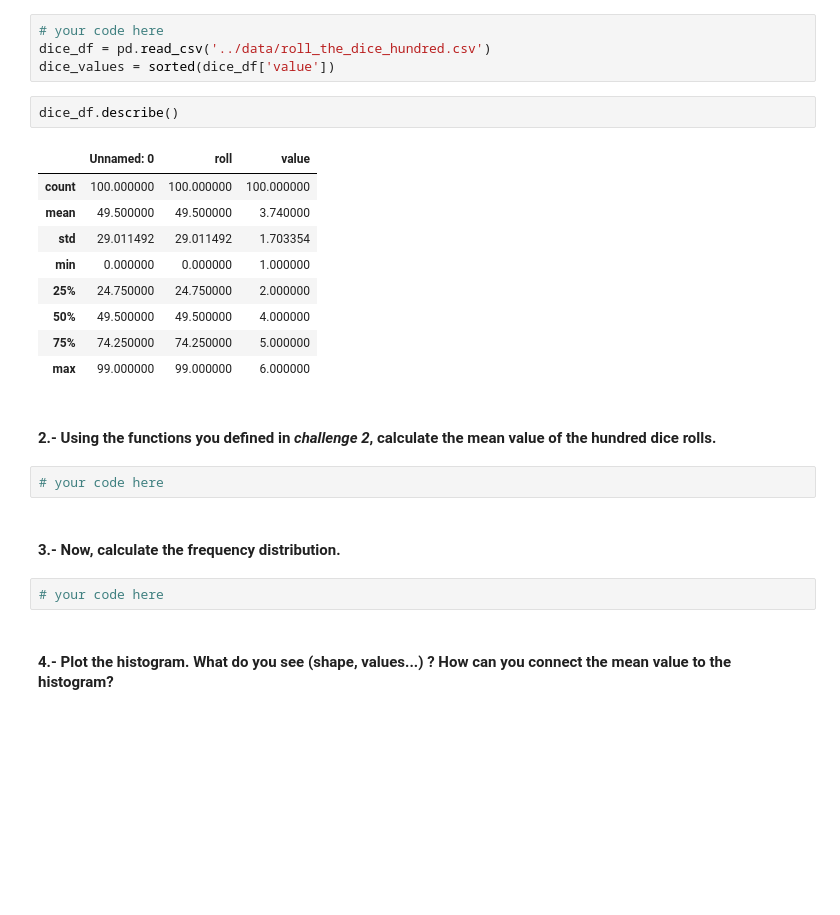
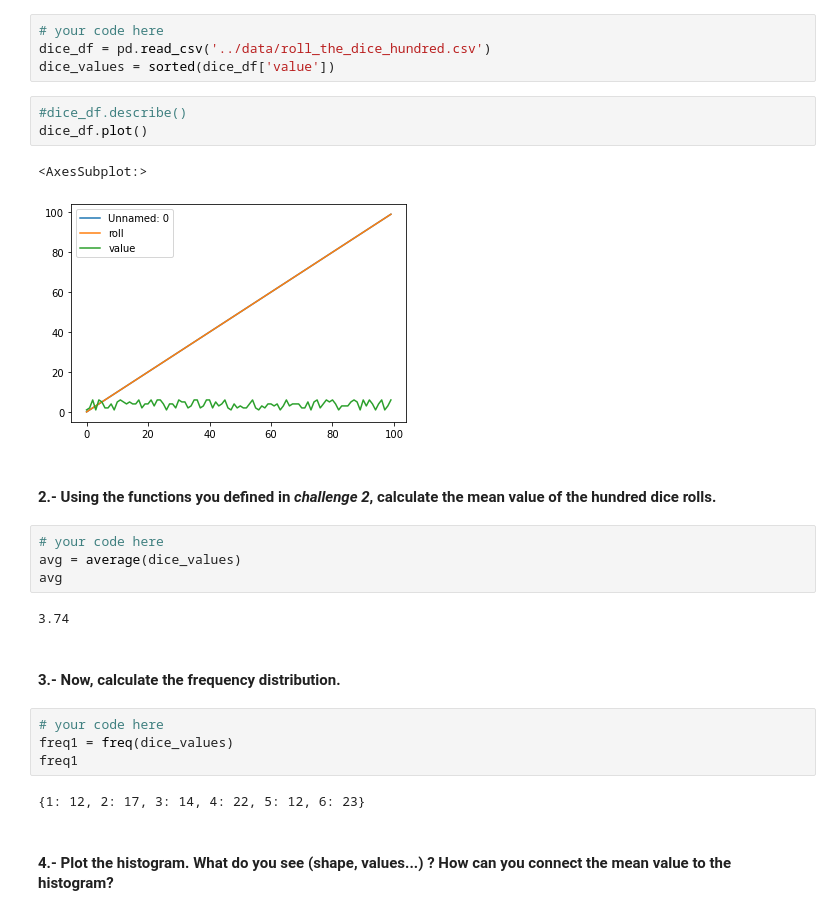
Before and after one commit to TitoGerva/dataptmad1121_labs, a Jupyter notebook: module-2/understanding-descriptive-stats/your-code/[understanding-descriptive-stats] Gervasio Feliciosi.ipynb, the cells around one changed output. Cells and saved outputs as stored; diff of their text form; blank space fills up the shorter version.

```diff
--- a/module-2/understanding-descriptive-stats/your-code/[understanding-descriptive-stats] Gervasio Feliciosi.ipynb
+++ b/module-2/understanding-descriptive-stats/your-code/[understanding-descriptive-stats] Gervasio Feliciosi.ipynb
@@ -94,26 +91,28 @@ Read the csv `roll_the_dice_hundred.csv` from the `data` folder.
 # your code here
 dice_df = pd.read_csv('../data/roll_the_dice_hundred.csv')
 dice_values = sorted(dice_df['value'])
-# %%
-dice_df.describe()
-# %% [output]
-|  | Unnamed: 0 | roll | value |
-| count | 100.000000 | 100.000000 | 100.000000 |
-| mean | 49.500000 | 49.500000 | 3.740000 |
-| std | 29.011492 | 29.011492 | 1.703354 |
-| min | 0.000000 | 0.000000 | 1.000000 |
-| 25% | 24.750000 | 24.750000 | 2.000000 |
-| 50% | 49.500000 | 49.500000 | 4.000000 |
-| 75% | 74.250000 | 74.250000 | 5.000000 |
-| max | 99.000000 | 99.000000 | 6.000000 |
+# %%
+#dice_df.describe()
+dice_df.plot()
+# %% [output]
+<AxesSubplot:>
+[figure, added]
 # %% [markdown]
 #### 2.- Using the functions you defined in *challenge 2*, calculate the mean value of the hundred dice rolls.
 # %%
 # your code here
+avg = average(dice_values)
+avg
+# %% [output]
+3.74
 # %% [markdown]
 #### 3.- Now, calculate the frequency distribution.
 # %%
 # your code here
+freq1 = freq(dice_values)
+freq1
+# %% [output]
+{1: 12, 2: 17, 3: 14, 4: 22, 5: 12, 6: 23}
 # %% [markdown]
 #### 4.- Plot the histogram. What do you see (shape, values...) ? How can you connect the mean value to the histogram?
 # %%
```
Also changed, not shown: parts of 34 cells of this notebook.
